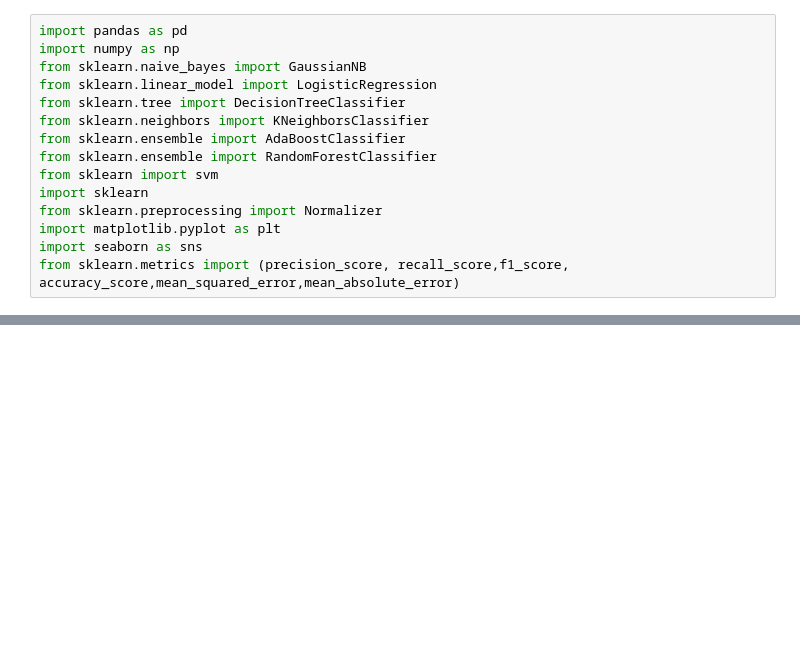
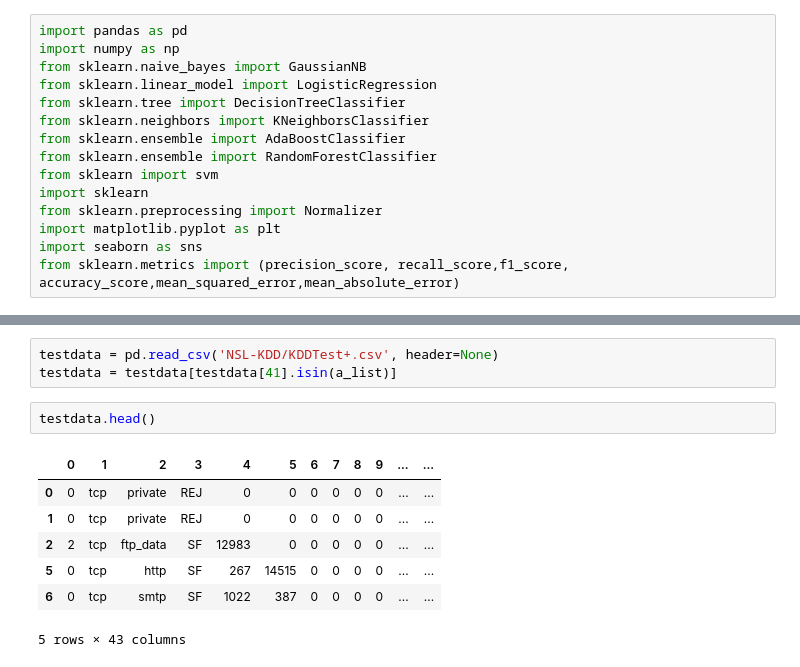
Before and after one commit to sarabranham/CX4240, a Jupyter notebook: Final_Spec.ipynb, the cells around one changed output, grey strips where cells are left out. Cells and saved outputs as stored; diff of their text form; blank space fills up the shorter version.

```diff
--- a/Final_Spec.ipynb
+++ b/Final_Spec.ipynb
@@ -67,0 +153,13 @@ attack_dict = {
+# %%
+testdata = pd.read_csv('NSL-KDD/KDDTest+.csv', header=None)
+testdata = testdata[testdata[41].isin(a_list)]
+# %%
+testdata.head()
+# %% [output]
+|  | 0 | 1 | 2 | 3 | 4 | 5 | 6 | 7 | 8 | 9 | ... | ... |
+| 0 | 0 | tcp | private | REJ | 0 | 0 | 0 | 0 | 0 | 0 | ... | ... |
+| 1 | 0 | tcp | private | REJ | 0 | 0 | 0 | 0 | 0 | 0 | ... | ... |
+| 2 | 2 | tcp | ftp_data | SF | 12983 | 0 | 0 | 0 | 0 | 0 | ... | ... |
+| 5 | 0 | tcp | http | SF | 267 | 14515 | 0 | 0 | 0 | 0 | ... | ... |
+| 6 | 0 | tcp | smtp | SF | 1022 | 387 | 0 | 0 | 0 | 0 | ... | ... |
+5 rows × 43 columns
```
Also changed, not shown: parts of 23 cells of this notebook, 2 other files.
